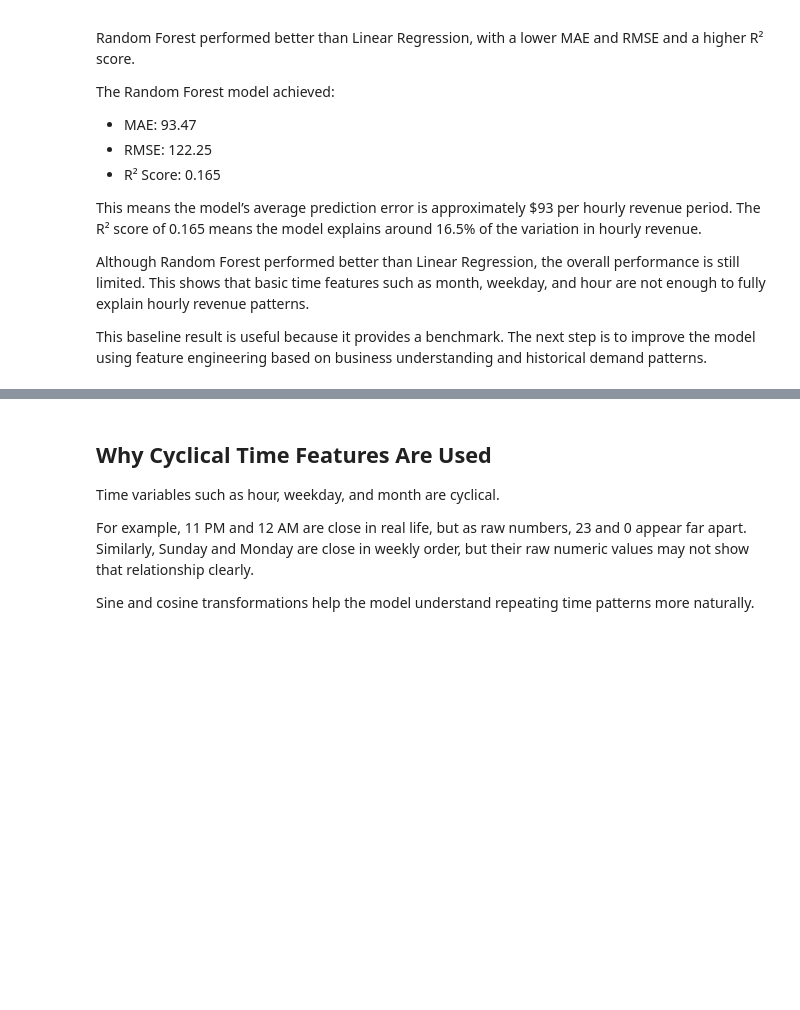
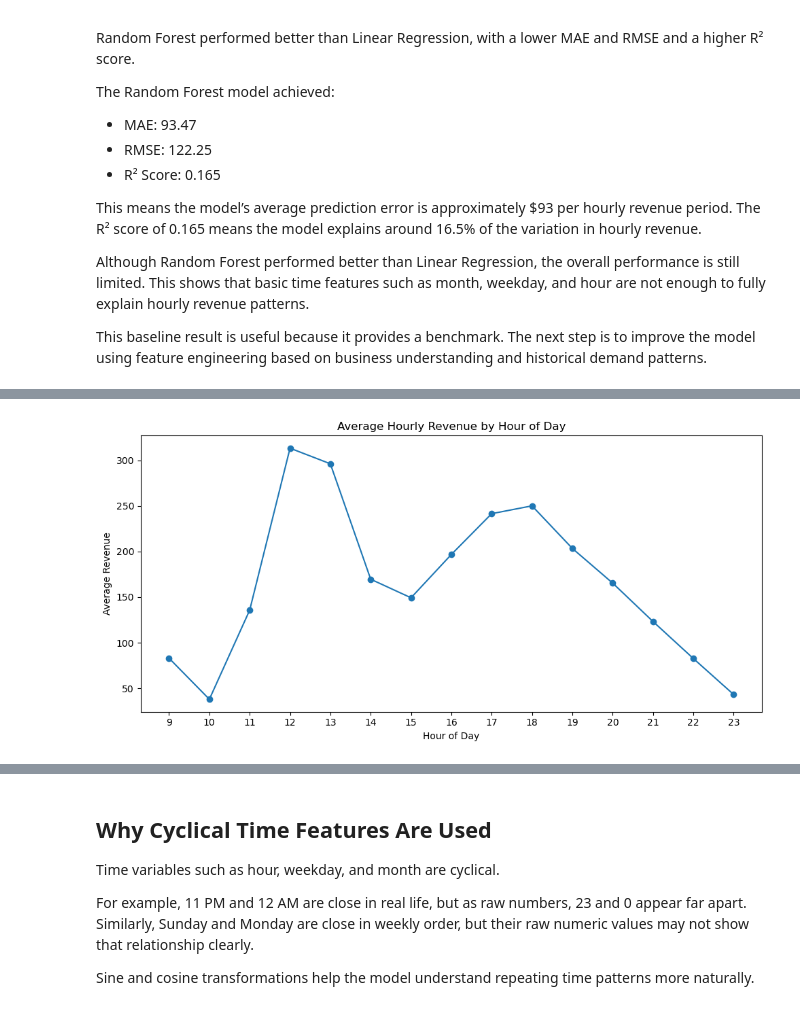
Before and after one commit to Deekshith-05/pizza-sales-sql-analytics, a Jupyter notebook: notebooks/02_demand_forecasting_model.ipynb.ipynb, the cells around one changed output, grey strips where cells are left out. Saved outputs shown, nothing was run; the diff lists cells and outputs as text; code cells hidden in the pictures; blank space fills up the shorter version.

```diff
--- a/notebooks/02_demand_forecasting_model.ipynb.ipynb
+++ b/notebooks/02_demand_forecasting_model.ipynb.ipynb
@@ -37,7 +37,7 @@ import pandas as pd
 import numpy as np
 import matplotlib.pyplot as plt
 
-df = pd.read_csv("../data/pizza_sales.csv")
+df = pd.read_csv("../data/Pizza Sales.csv")
 
 df["order_date"] = pd.to_datetime(df["order_date"], dayfirst=True)
 df["order_time"] = pd.to_datetime(df["order_time"], format="mixed").dt.time
@@ -178,0 +195,17 @@ This baseline result is useful because it provides a benchmark. The next step is
+# %%
+hour_pattern = (
+    hourly_df.groupby("hour")["hourly_revenue"]
+    .mean()
+    .reset_index()
+)
+
+plt.figure(figsize=(10, 5))
+plt.plot(hour_pattern["hour"], hour_pattern["hourly_revenue"], marker="o")
+plt.title("Average Hourly Revenue by Hour of Day")
+plt.xlabel("Hour of Day")
+plt.ylabel("Average Revenue")
+plt.xticks(hour_pattern["hour"])
+plt.tight_layout()
+plt.show()
+# %% [output]
+[figure, added]
```
Also changed, not shown: parts of 12 cells of this notebook.
